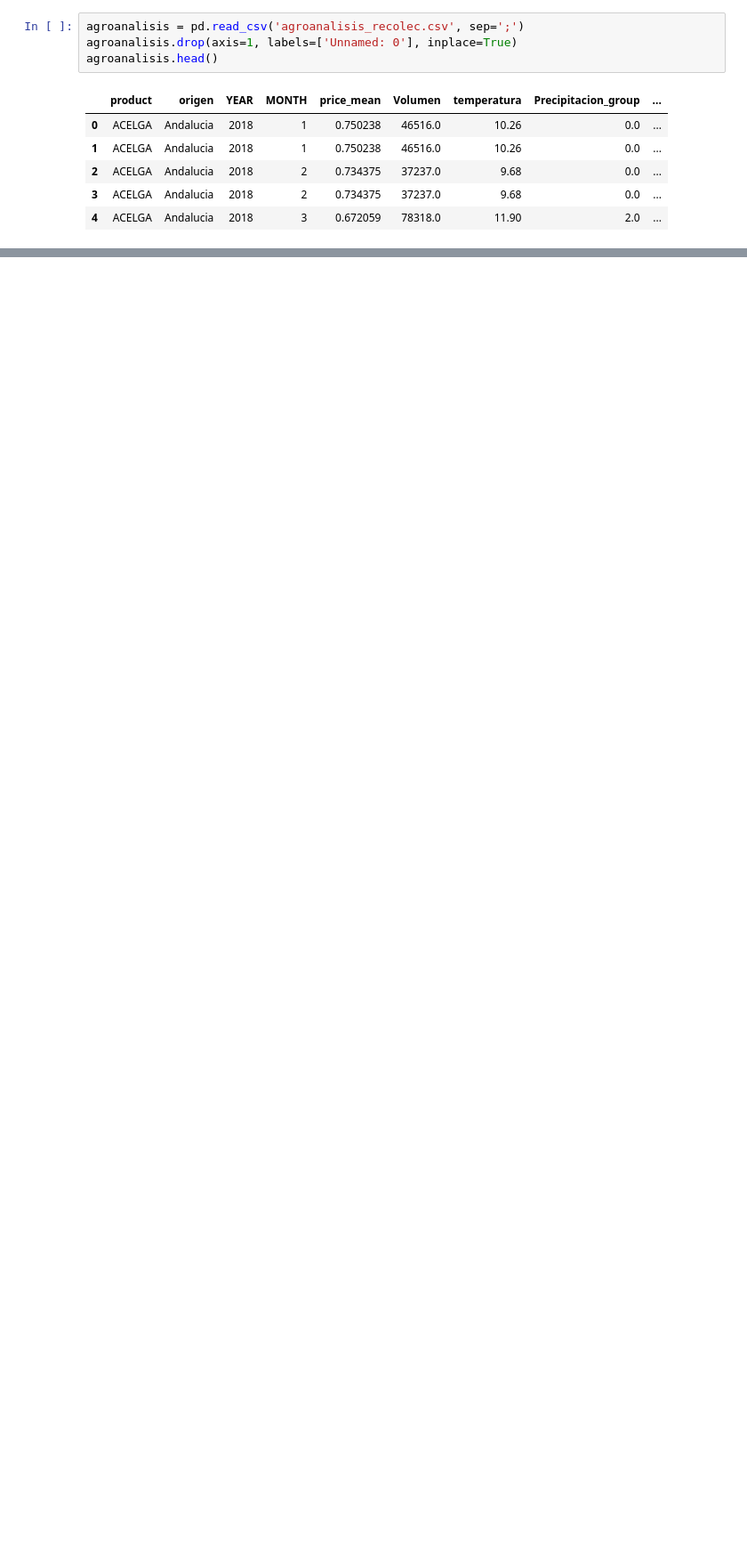
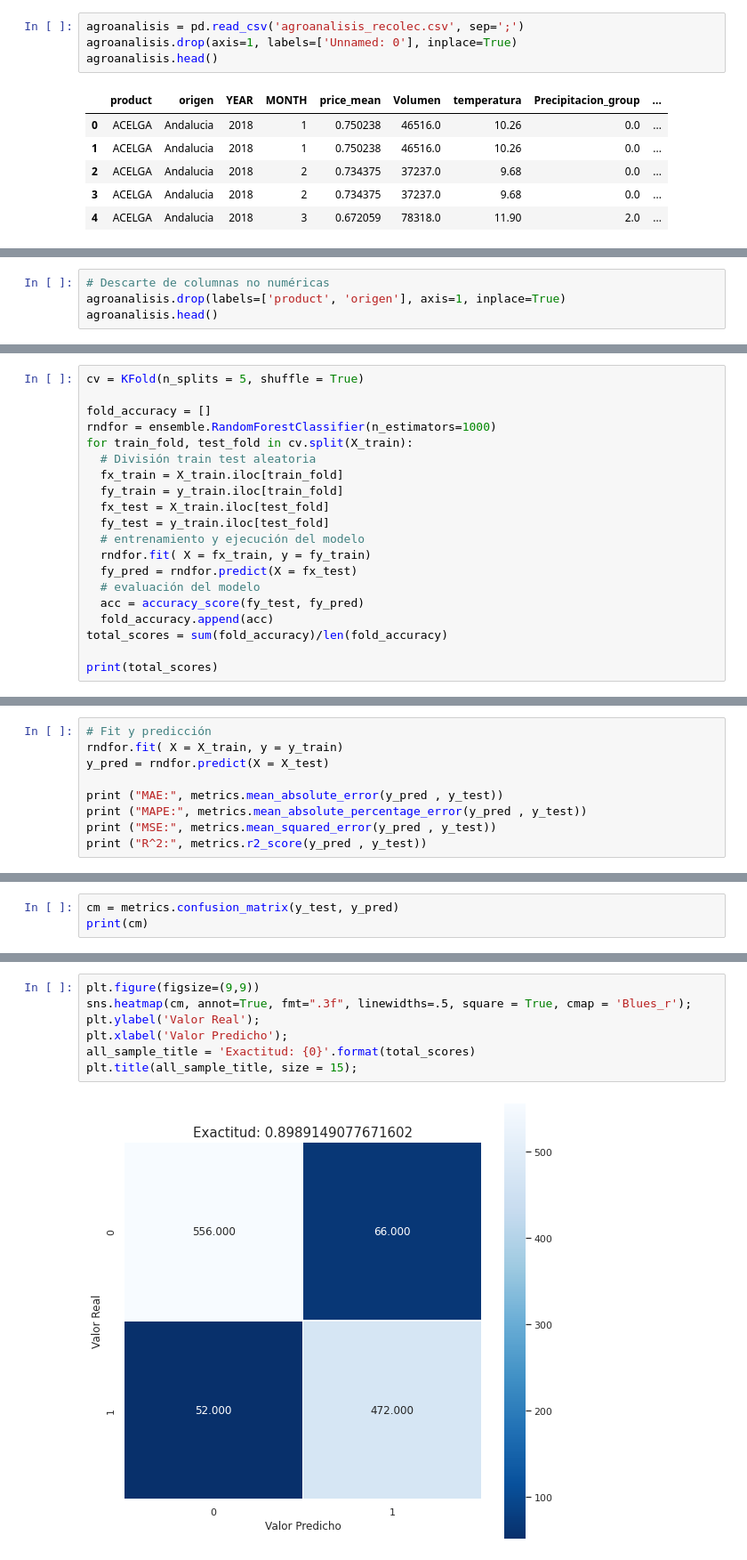
Before and after one commit to Laura-VFA/DataMining-21-22, a Jupyter notebook: DM_Entrega3.ipynb, the cells around one changed output, grey strips where cells are left out. Shown at 89% size. Saved outputs shown, nothing was run; the diff lists cells and outputs as text; blank space fills up the shorter version.

```diff
--- a/DM_Entrega3.ipynb
+++ b/DM_Entrega3.ipynb
@@ -142,0 +209,4 @@ agroanalisis.drop(axis=1, labels=['Dias entre riego zona seca', 'Dias entre rieg
+# %%
+# Descarte de columnas no numéricas
+agroanalisis.drop(labels=['product', 'origen'], axis=1, inplace=True)
+agroanalisis.head()
@@ -142,0 +239,20 @@ agroanalisis.drop(axis=1, labels=['Dias entre riego zona seca', 'Dias entre rieg
+# %%
+cv = KFold(n_splits = 5, shuffle = True)
+
+fold_accuracy = []
+rndfor = ensemble.RandomForestClassifier(n_estimators=1000)
+for train_fold, test_fold in cv.split(X_train):
+  # División train test aleatoria
+  fx_train = X_train.iloc[train_fold]
+  fy_train = y_train.iloc[train_fold]
+  fx_test = X_train.iloc[test_fold]
+  fy_test = y_train.iloc[test_fold]
+  # entrenamiento y ejecución del modelo
+  rndfor.fit( X = fx_train, y = fy_train)
+  fy_pred = rndfor.predict(X = fx_test)
+  # evaluación del modelo
+  acc = accuracy_score(fy_test, fy_pred)
+  fold_accuracy.append(acc)
+total_scores = sum(fold_accuracy)/len(fold_accuracy)
+
+print(total_scores)
@@ -142,0 +261,9 @@ agroanalisis.drop(axis=1, labels=['Dias entre riego zona seca', 'Dias entre rieg
+# %%
+# Fit y predicción
+rndfor.fit( X = X_train, y = y_train)
+y_pred = rndfor.predict(X = X_test)
+
+print ("MAE:", metrics.mean_absolute_error(y_pred , y_test))
+print ("MAPE:", metrics.mean_absolute_percentage_error(y_pred , y_test))
+print ("MSE:", metrics.mean_squared_error(y_pred , y_test))
+print ("R^2:", metrics.r2_score(y_pred , y_test))
@@ -142,0 +279,3 @@ agroanalisis.drop(axis=1, labels=['Dias entre riego zona seca', 'Dias entre rieg
+# %%
+cm = metrics.confusion_matrix(y_test, y_pred)
+print(cm)
@@ -142,0 +285,9 @@ agroanalisis.drop(axis=1, labels=['Dias entre riego zona seca', 'Dias entre rieg
+# %%
+plt.figure(figsize=(9,9))
+sns.heatmap(cm, annot=True, fmt=".3f", linewidths=.5, square = True, cmap = 'Blues_r');
+plt.ylabel('Valor Real');
+plt.xlabel('Valor Predicho');
+all_sample_title = 'Exactitud: {0}'.format(total_scores)
+plt.title(all_sample_title, size = 15);
+# %% [output]
+[figure, added]
```
Also changed, not shown: parts of 50 cells of this notebook.
